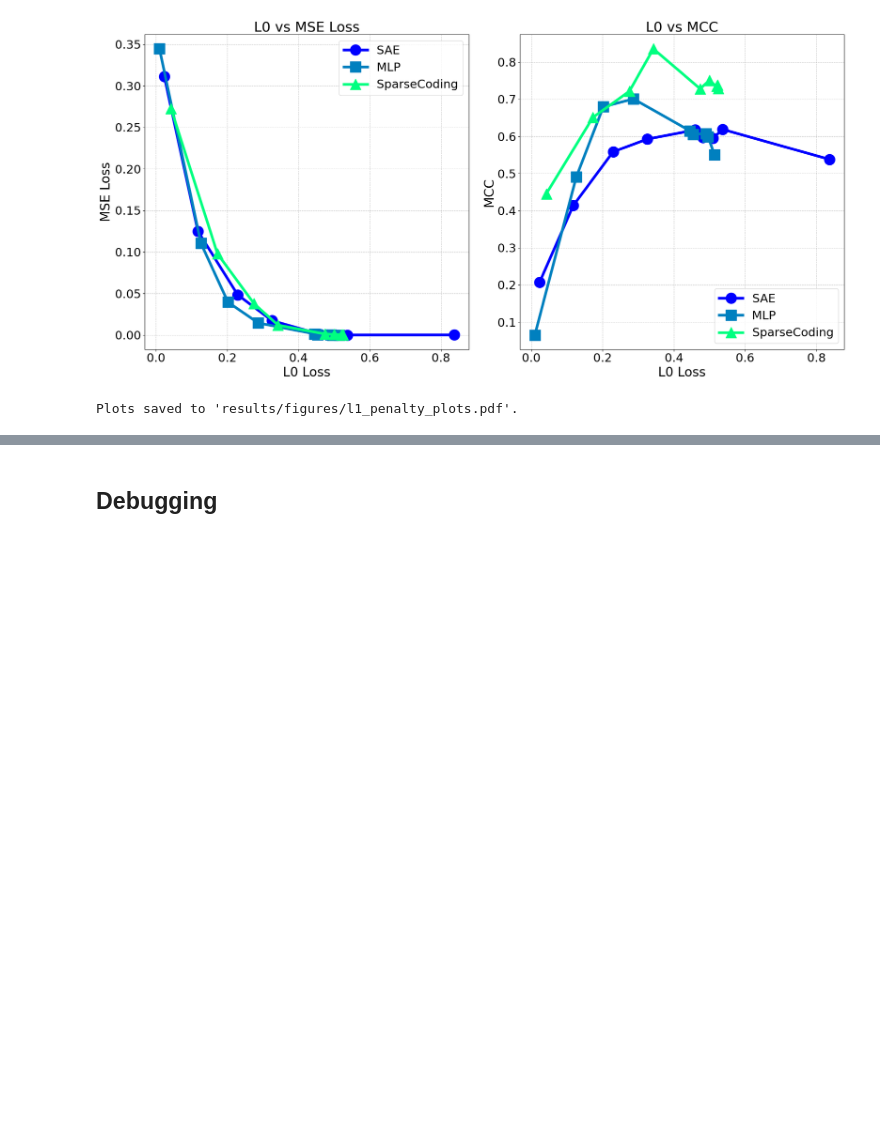
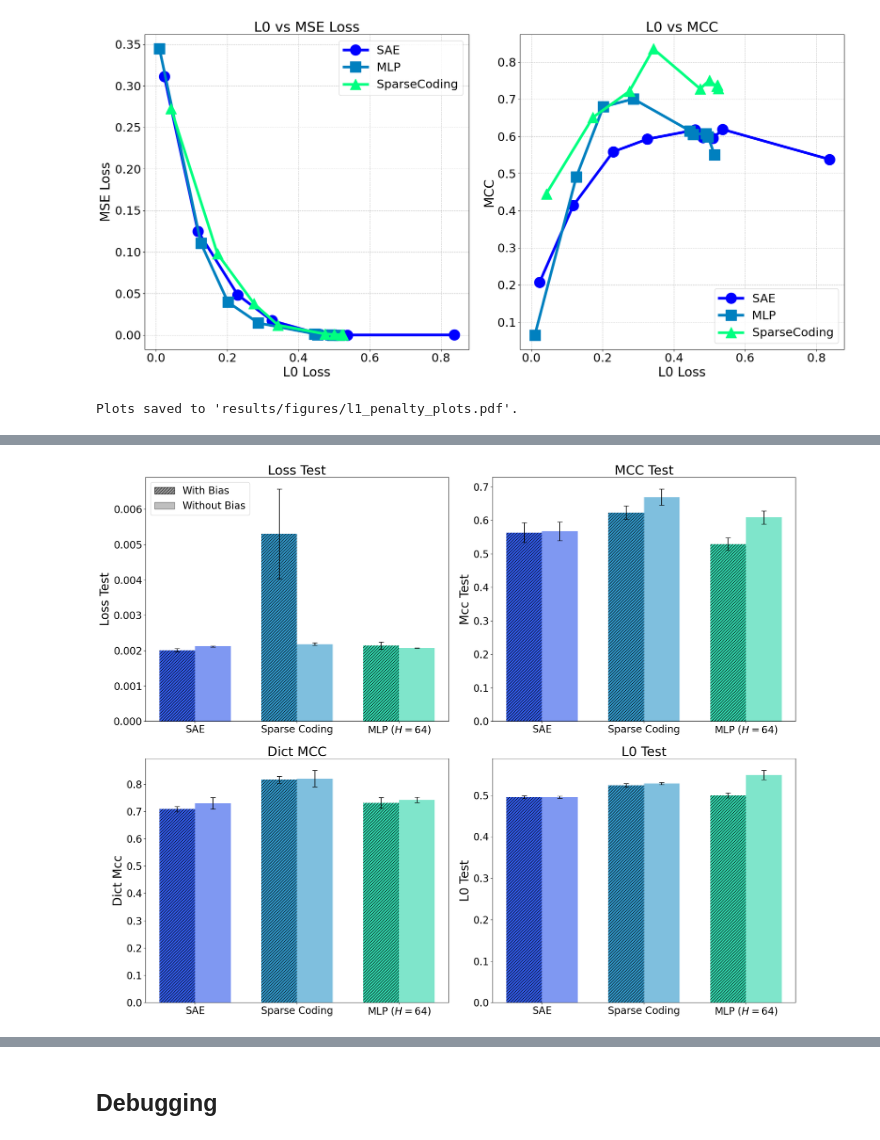
Before and after one commit to charlieoneill11/sparse-inference, a Jupyter notebook: experiments/paper.ipynb, the cells around one changed output, grey strips where cells are left out. Drawn from its saved outputs; the diff is of its cells as text; code cells hidden in the pictures; blank space fills up the shorter version.

```diff
--- a/experiments/paper.ipynb
+++ b/experiments/paper.ipynb
@@ -2213,0 +2297,84 @@ Plots saved to 'results/figures/l1_penalty_plots.pdf'.
+# %%
+import json
+import matplotlib.pyplot as plt
+import numpy as np
+
+def plot_bias_comparison(results, base_fontsize=12):
+    plt.rcParams.update({'font.size': base_fontsize})
+
+    metrics = ['loss_test', 'mcc_test', 'dict_mcc', 'l0_test']
+    model_types = ['SAE', 'Sparse Coding', 'MLP ($H=64$)']
+
+    fig, axs = plt.subplots(2, 2, figsize=(20, 16))
+
+    colors = plt.cm.winter(np.linspace(0.2, 0.8, len(model_types)))
+
+    for i, metric in enumerate(metrics):
+        ax = axs[i//2, i%2]
+
+        x = np.arange(len(model_types))
+        width = 0.35
+
+        with_bias = []
+        without_bias = []
+        with_bias_err = []
+        without_bias_err = []
+
+        for j, model in enumerate(model_types):
+            if model.startswith('MLP'):
+                with_bias.append(results['MLP']['64']['with_bias'][metric])
+                without_bias.append(results['MLP']['64']['without_bias'][metric])
+                with_bias_err.append(results['MLP']['64']['with_bias'][f'{metric}_std'])
+                without_bias_err.append(results['MLP']['64']['without_bias'][f'{metric}_std'])
+            elif model == 'Sparse Coding':
+                with_bias.append(results['SparseCoding']['with_bias'][metric])
+                without_bias.append(results['SparseCoding']['without_bias'][metric])
+                with_bias_err.append(results['SparseCoding']['with_bias'][f'{metric}_std'])
+                without_bias_err.append(results['SparseCoding']['without_bias'][f'{metric}_std'])
+            else:
+                with_bias.append(results[model]['with_bias'][metric])
+                without_bias.append(results[model]['without_bias'][metric])
+                with_bias_err.append(results[model]['with_bias'][f'{metric}_std'])
+                without_bias_err.append(results[model]['without_bias'][f'{metric}_std'])
+
+        # Plot bars with different styles
+        for j in range(len(model_types)):
+            ax.bar(x[j] - width/2, with_bias[j], width, color=colors[j],
+                   hatch='////', alpha=0.8)
+            ax.bar(x[j] + width/2, without_bias[j], width, color=colors[j],
+                   alpha=0.5)
+
+        ax.errorbar(x - width/2, with_bias, yerr=with_bias_err, fmt='none', ecolor='k', capsize=5)
+        ax.errorbar(x + width/2, without_bias, yerr=without_bias_err, fmt='none', ecolor='k', capsize=5)
+
+        ax.set_ylabel(metric.replace('_', ' ').title(), fontsize=base_fontsize*1.2)
+        ax.set_xticks(x)
+        ax.set_xticklabels(model_types, rotation=0)#, ha='right')
+        if i == 0:  # Only add legend to the top-left plot
+            # Create custom legend
+            from matplotlib.patches import Patch
+            legend_elements = [
+                Patch(facecolor='gray', edgecolor='black', hatch='////', label='With Bias', alpha=0.8),
+                Patch(facecolor='gray', edgecolor='black', label='Without Bias', alpha=0.5)
+            ]
+            ax.legend(handles=legend_elements, fontsize=base_fontsize*1.0, loc='upper left')
+        sub_title = metric.replace("_", " ").title()
+        # If Mcc in sub_title, turn it into MCC
+        if 'Mcc' in sub_title:
+            sub_title = sub_title.replace('Mcc', 'MCC')
+        ax.set_title(f'{sub_title}', fontsize=base_fontsize*1.3)
+
+    plt.tight_layout()
+    plt.savefig('results/figures/bias_comparison_plot.pdf', dpi=300, bbox_inches='tight')
+    plt.show()
+
+# Load the results
+with open('results/bias_comparison_results.json', 'r') as f:
+    results = json.load(f)
+
+# Create the plot
+plot_bias_comparison(results, base_fontsize=20)
+
+print("Plot saved as 'results/figures/bias_comparison_plot.pdf'.")
+# %% [output]
+[figure, added]
```
Also changed, not shown: parts of 5 cells of this notebook, 8 other files.
